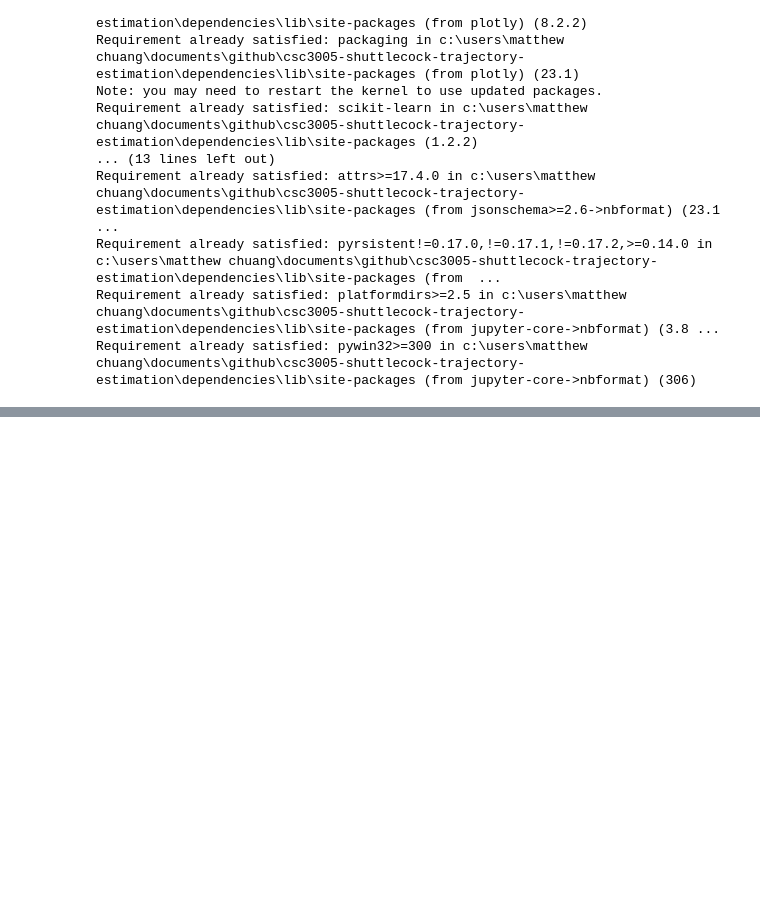
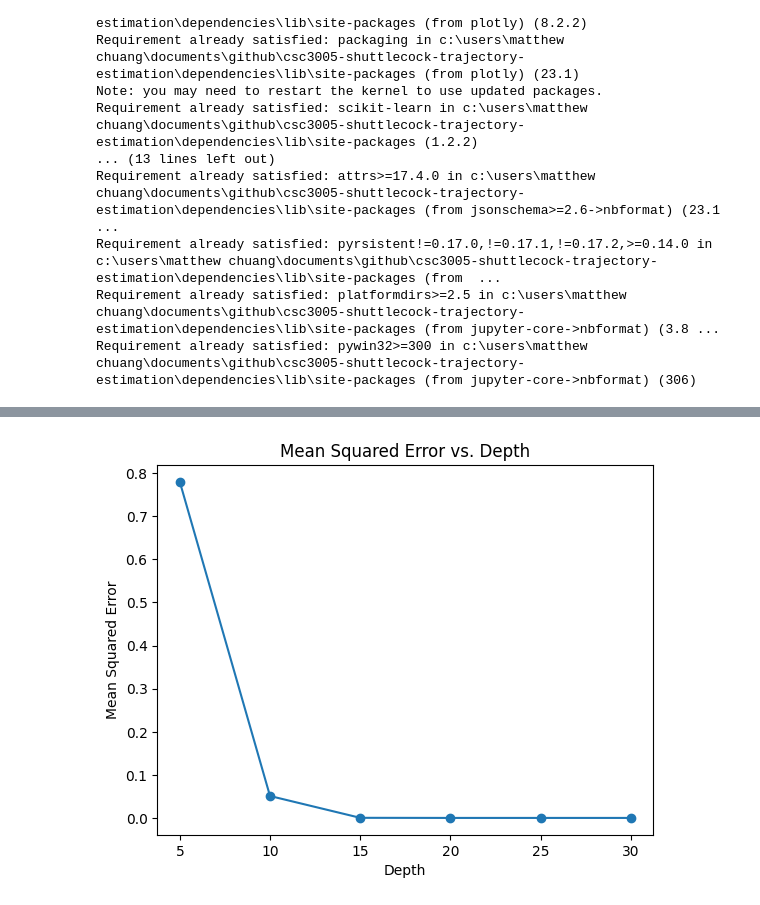
Before and after one commit to mtwchuang/CSC3005-Shuttlecock-Trajectory-Estimation, a Jupyter notebook: random_forest.ipynb, the cells around one changed output, grey strips where cells are left out. Cells and saved outputs as stored; diff of their text form; code cells hidden in the pictures; blank space fills up the shorter version.

```diff
--- a/random_forest.ipynb
+++ b/random_forest.ipynb
@@ -126,0 +128,21 @@ ValueError: Mime type rendering requires nbformat>=4.2.0 but it is not installed
+# %%
+# Define a list of depths to test
+depths = [5, 10, 15, 20, 25, 30]
+mse_scores = []
+
+# Iterate over different depths and calculate MSE
+for depth in depths:
+    model = RandomForestRegressor(n_estimators=100, max_depth=depth, random_state=42)
+    model.fit(X_train, y_train)
+    y_pred = model.predict(X_test)
+    mse = mean_squared_error(y_test, y_pred)
+    mse_scores.append(mse)
+# %%
+# Plotting the MSE scores
+plt.plot(depths, mse_scores, marker='o')
+plt.xlabel('Depth')
+plt.ylabel('Mean Squared Error')
+plt.title('Mean Squared Error vs. Depth')
+plt.show()
+# %% [output]
+[figure, added]
```
Also changed, not shown: parts of 4 cells of this notebook, 4 other files.
